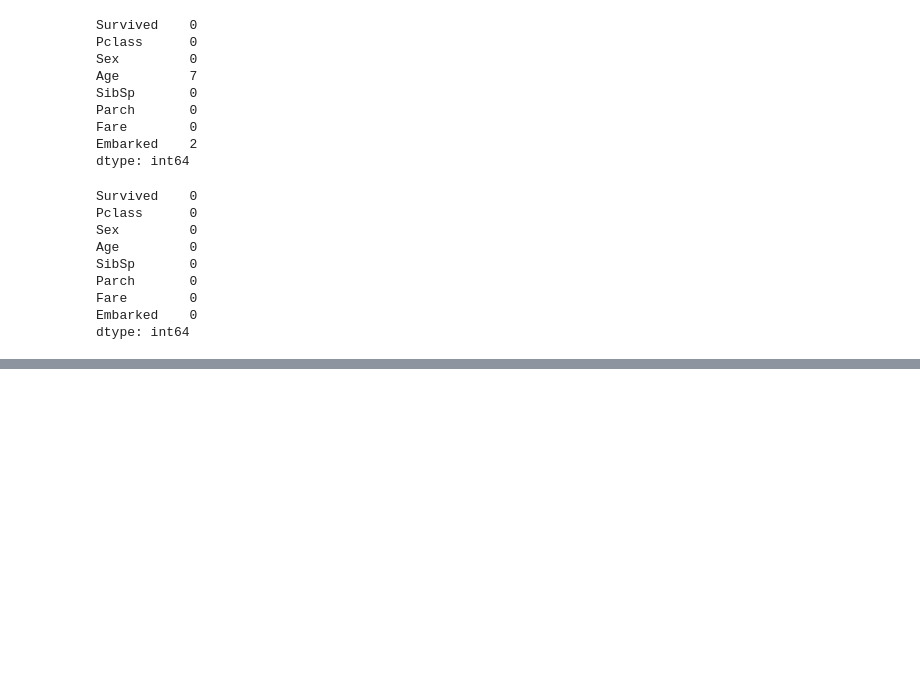
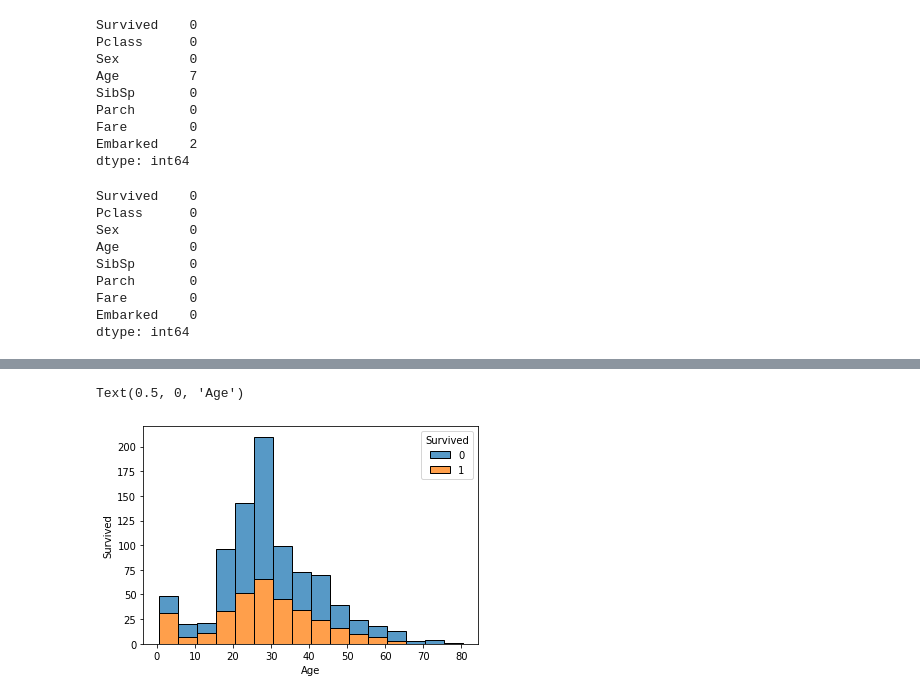
Before and after one commit to jain651/kaggleProjects, a Jupyter notebook: titanic-competition.ipynb, the cells around one changed output, grey strips where cells are left out. Cells and saved outputs as stored; diff of their text form; code cells hidden in the pictures; blank space fills up the shorter version.

```diff
--- a/titanic-competition.ipynb
+++ b/titanic-competition.ipynb
@@ -160,0 +198,8 @@ train.head()
+# %%
+import seaborn as sns
+sns.histplot(x='Age', data=train, binwidth=5, hue='Survived', multiple='stack')
+plt.ylabel("Survived")
+plt.xlabel('Age')
+# %% [output]
+Text(0.5, 0, 'Age')
+[figure, added]
```
Also changed, not shown: parts of 11 cells of this notebook.
